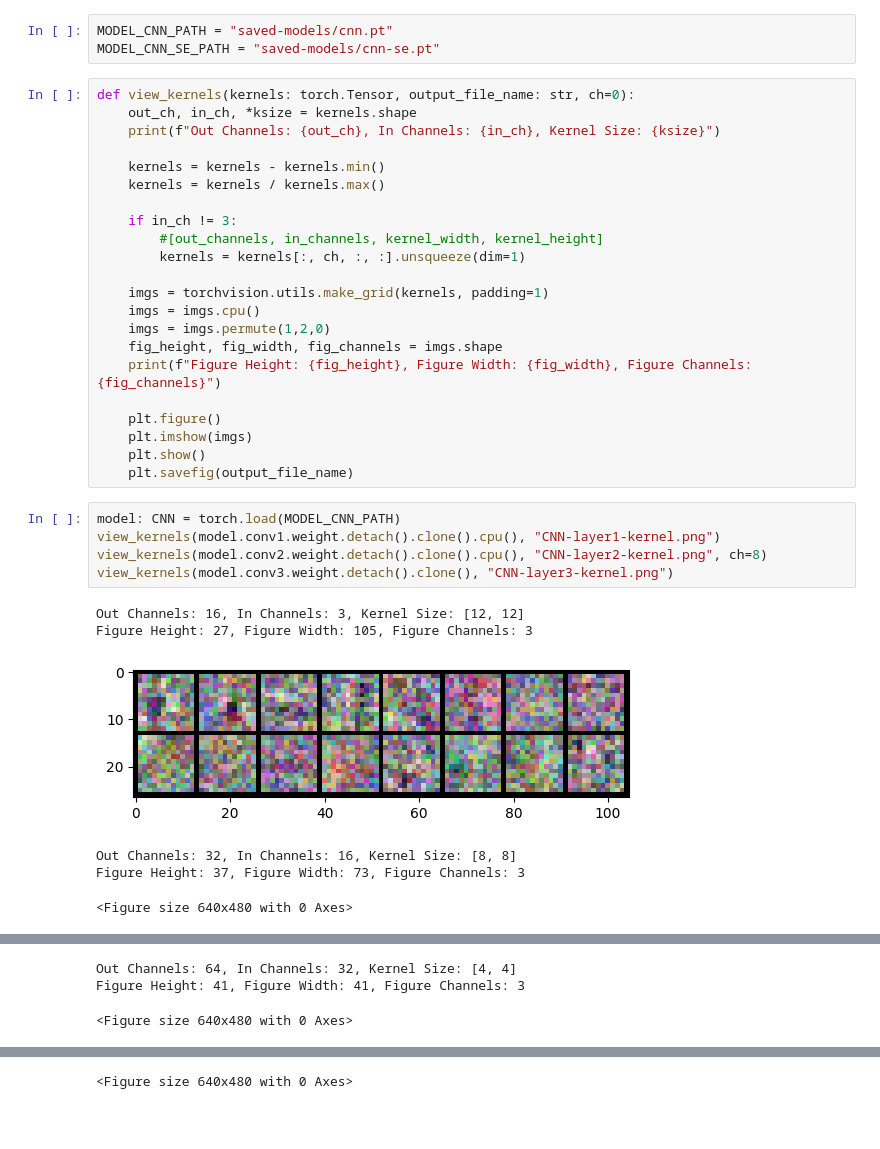
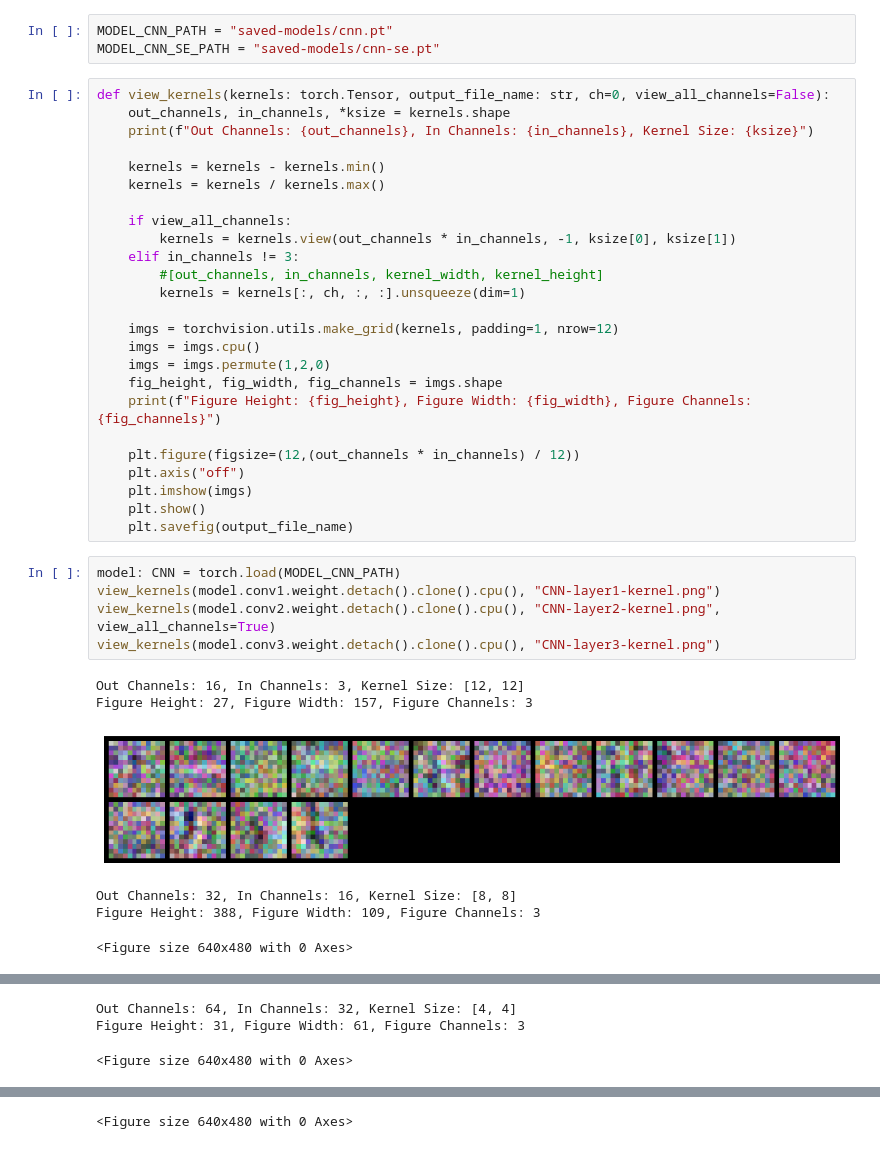
Before and after one commit to atariq11700/cs5830_finalproject, a Jupyter notebook: view-kernels.ipynb, the cells around one changed output, grey strips where cells are left out. Cells and saved outputs as stored; diff of their text form; blank space fills up the shorter version.

Commit message:
added view all channels

```diff
--- a/view-kernels.ipynb
+++ b/view-kernels.ipynb
@@ -10,36 +10,39 @@ from models.CNN_SE_model import CNN_SE
 MODEL_CNN_PATH = "saved-models/cnn.pt"
 MODEL_CNN_SE_PATH = "saved-models/cnn-se.pt"
 # %%
-def view_kernels(kernels: torch.Tensor, output_file_name: str, ch=0):
-    out_ch, in_ch, *ksize = kernels.shape
-    print(f"Out Channels: {out_ch}, In Channels: {in_ch}, Kernel Size: {ksize}")
+def view_kernels(kernels: torch.Tensor, output_file_name: str, ch=0, view_all_channels=False):
+    out_channels, in_channels, *ksize = kernels.shape
+    print(f"Out Channels: {out_channels}, In Channels: {in_channels}, Kernel Size: {ksize}")
 
     kernels = kernels - kernels.min()
     kernels = kernels / kernels.max()
 
-    if in_ch != 3:
+    if view_all_channels:
+        kernels = kernels.view(out_channels * in_channels, -1, ksize[0], ksize[1])
+    elif in_channels != 3:
         #[out_channels, in_channels, kernel_width, kernel_height]
         kernels = kernels[:, ch, :, :].unsqueeze(dim=1)
 
-    imgs = torchvision.utils.make_grid(kernels, padding=1)
+    imgs = torchvision.utils.make_grid(kernels, padding=1, nrow=12)
     imgs = imgs.cpu()
     imgs = imgs.permute(1,2,0)
     fig_height, fig_width, fig_channels = imgs.shape
     print(f"Figure Height: {fig_height}, Figure Width: {fig_width}, Figure Channels: {fig_channels}")
 
-    plt.figure()
+    plt.figure(figsize=(12,(out_channels * in_channels) / 12))
+    plt.axis("off")
     plt.imshow(imgs)
     plt.show()
     plt.savefig(output_file_name)
 # %%
 model: CNN = torch.load(MODEL_CNN_PATH)
 view_kernels(model.conv1.weight.detach().clone().cpu(), "CNN-layer1-kernel.png")
-view_kernels(model.conv2.weight.detach().clone().cpu(), "CNN-layer2-kernel.png", ch=8)
-view_kernels(model.conv3.weight.detach().clone(), "CNN-layer3-kernel.png")
+view_kernels(model.conv2.weight.detach().clone().cpu(), "CNN-layer2-kernel.png", view_all_channels=True)
+view_kernels(model.conv3.weight.detach().clone().cpu(), "CNN-layer3-kernel.png")
 # %% [output]
 Out Channels: 16, In Channels: 3, Kernel Size: [12, 12]
-Figure Height: 27, Figure Width: 105, Figure Channels: 3
+Figure Height: 27, Figure Width: 157, Figure Channels: 3
-[figure, old version]
+[figure, new version]
 Out Channels: 32, In Channels: 16, Kernel Size: [8, 8]
-Figure Height: 37, Figure Width: 73, Figure Channels: 3
+Figure Height: 388, Figure Width: 109, Figure Channels: 3
 <Figure size 640x480 with 0 Axes>
@@ -47,3 +50,3 @@ Figure Height: 37, Figure Width: 73, Figure Channels: 3
 Out Channels: 64, In Channels: 32, Kernel Size: [4, 4]
-Figure Height: 41, Figure Width: 41, Figure Channels: 3
+Figure Height: 31, Figure Width: 61, Figure Channels: 3
 <Figure size 640x480 with 0 Axes>
```
Also changed, not shown: parts of 2 cells of this notebook.
